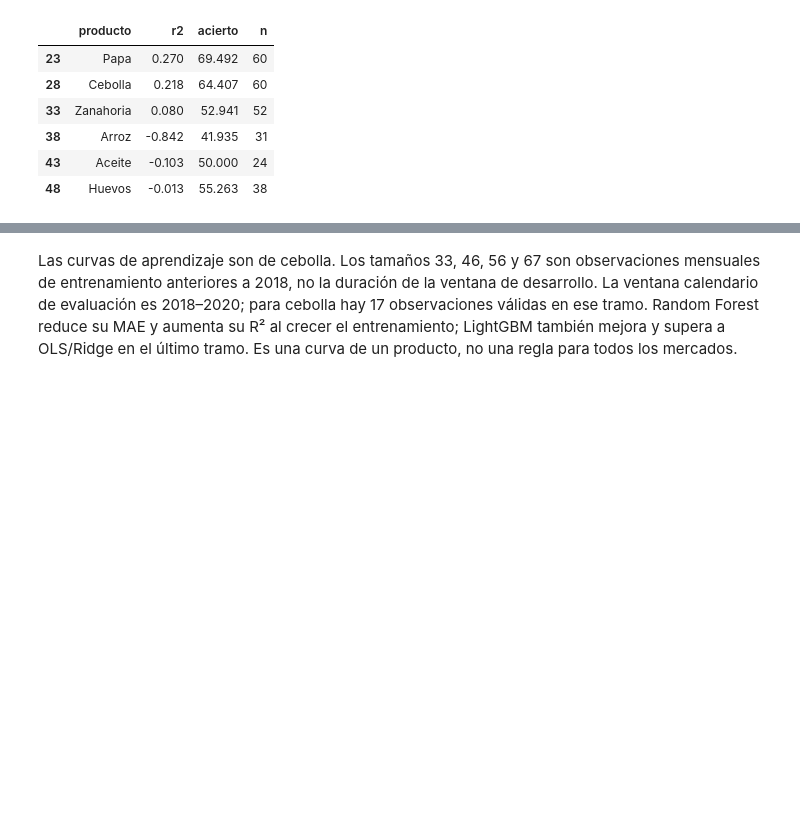
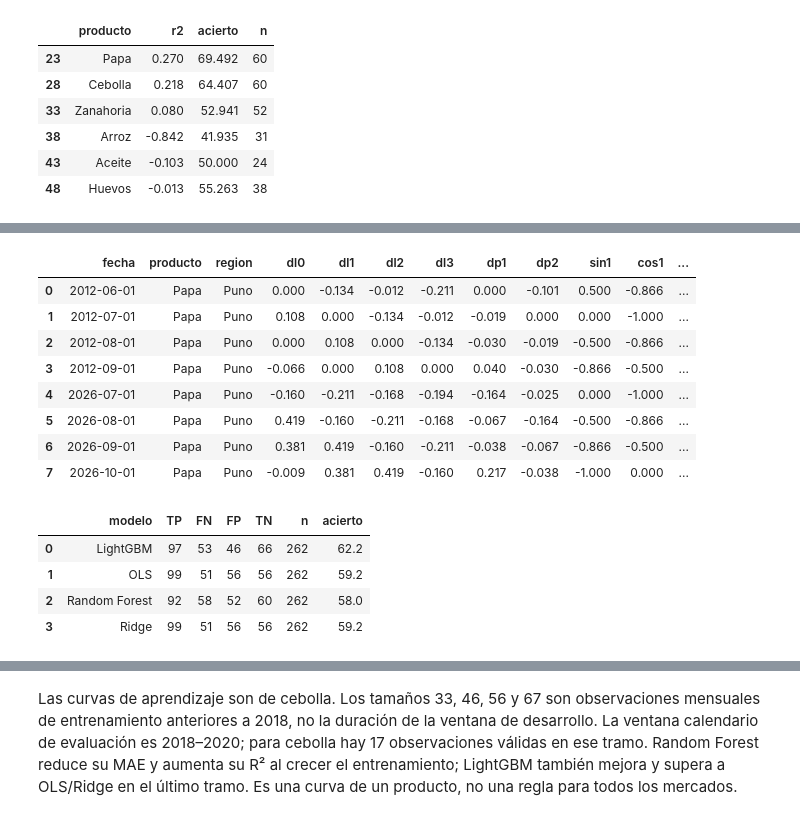
Before and after one commit to Ismaelsalvador18/Proyecto-Mercado-Mayoristas, a Jupyter notebook: notebooks/01_resultados.ipynb, the cells around one changed output, grey strips where cells are left out. Cells and saved outputs as stored; diff of their text form; code cells hidden in the pictures; blank space fills up the shorter version.

Commit message:
Refuerza enfoque EDA, matriz de diseno y evaluacion por direccion

```diff
--- a/notebooks/01_resultados.ipynb
+++ b/notebooks/01_resultados.ipynb
@@ -356,0 +363,20 @@ Ridge y OLS mejoran en papa, arroz, cebolla y huevos; OLS mejora marginalmente e
+# %%
+diseno = pd.read_csv(TAB / "tabla_24_matriz_diseno.csv")
+display(diseno.round(3))
+confusion = pd.read_csv(TAB / "tabla_25_confusion_modelos.csv")
+display(confusion.round(1))
+# %% [output]
+|  | fecha | producto | region | dl0 | dl1 | dl2 | dl3 | dp1 | dp2 | sin1 | cos1 | ... |
+| 0 | 2012-06-01 | Papa | Puno | 0.000 | -0.134 | -0.012 | -0.211 | 0.000 | -0.101 | 0.500 | -0.866 | ... |
+| 1 | 2012-07-01 | Papa | Puno | 0.108 | 0.000 | -0.134 | -0.012 | -0.019 | 0.000 | 0.000 | -1.000 | ... |
+| 2 | 2012-08-01 | Papa | Puno | 0.000 | 0.108 | 0.000 | -0.134 | -0.030 | -0.019 | -0.500 | -0.866 | ... |
+| 3 | 2012-09-01 | Papa | Puno | -0.066 | 0.000 | 0.108 | 0.000 | 0.040 | -0.030 | -0.866 | -0.500 | ... |
+| 4 | 2026-07-01 | Papa | Puno | -0.160 | -0.211 | -0.168 | -0.194 | -0.164 | -0.025 | 0.000 | -1.000 | ... |
+| 5 | 2026-08-01 | Papa | Puno | 0.419 | -0.160 | -0.211 | -0.168 | -0.067 | -0.164 | -0.500 | -0.866 | ... |
+| 6 | 2026-09-01 | Papa | Puno | 0.381 | 0.419 | -0.160 | -0.211 | -0.038 | -0.067 | -0.866 | -0.500 | ... |
+| 7 | 2026-10-01 | Papa | Puno | -0.009 | 0.381 | 0.419 | -0.160 | 0.217 | -0.038 | -1.000 | 0.000 | ... |
+|  | modelo | TP | FN | FP | TN | n | acierto |
+| 0 | LightGBM | 97 | 53 | 46 | 66 | 262 | 62.2 |
+| 1 | OLS | 99 | 51 | 56 | 56 | 262 | 59.2 |
+| 2 | Random Forest | 92 | 58 | 52 | 60 | 262 | 58.0 |
+| 3 | Ridge | 99 | 51 | 56 | 56 | 262 | 59.2 |
```
Also changed, not shown: parts of 5 cells of this notebook, 28 other files.
